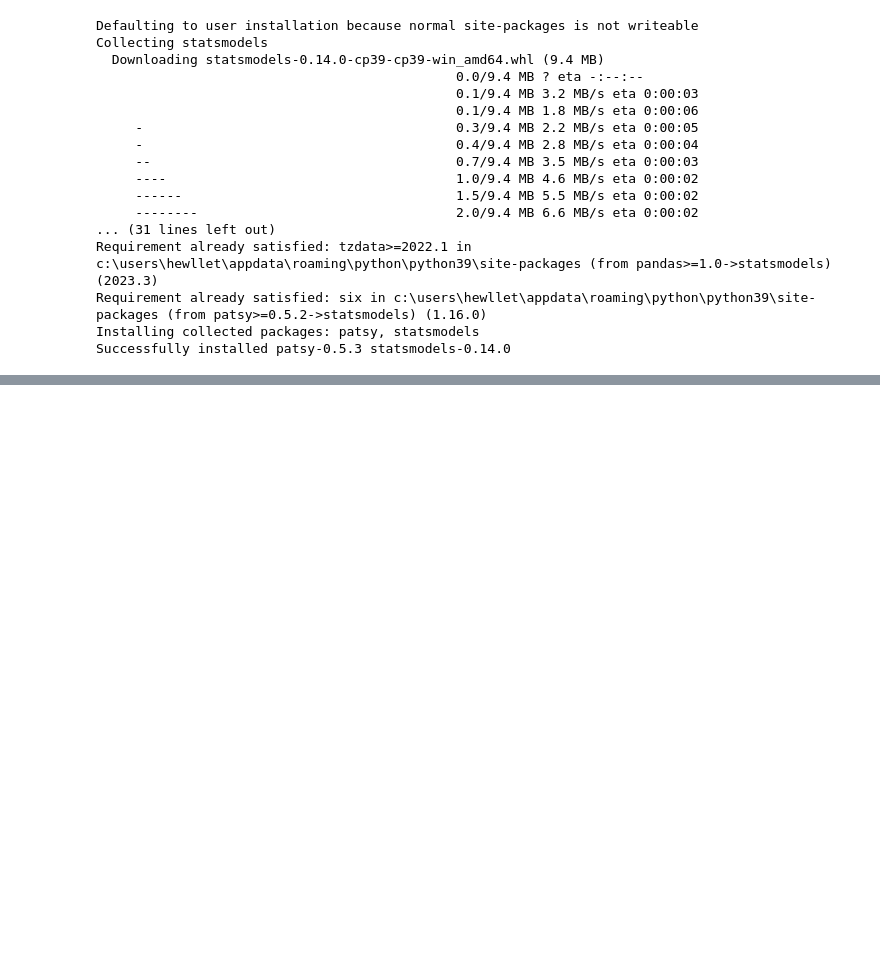
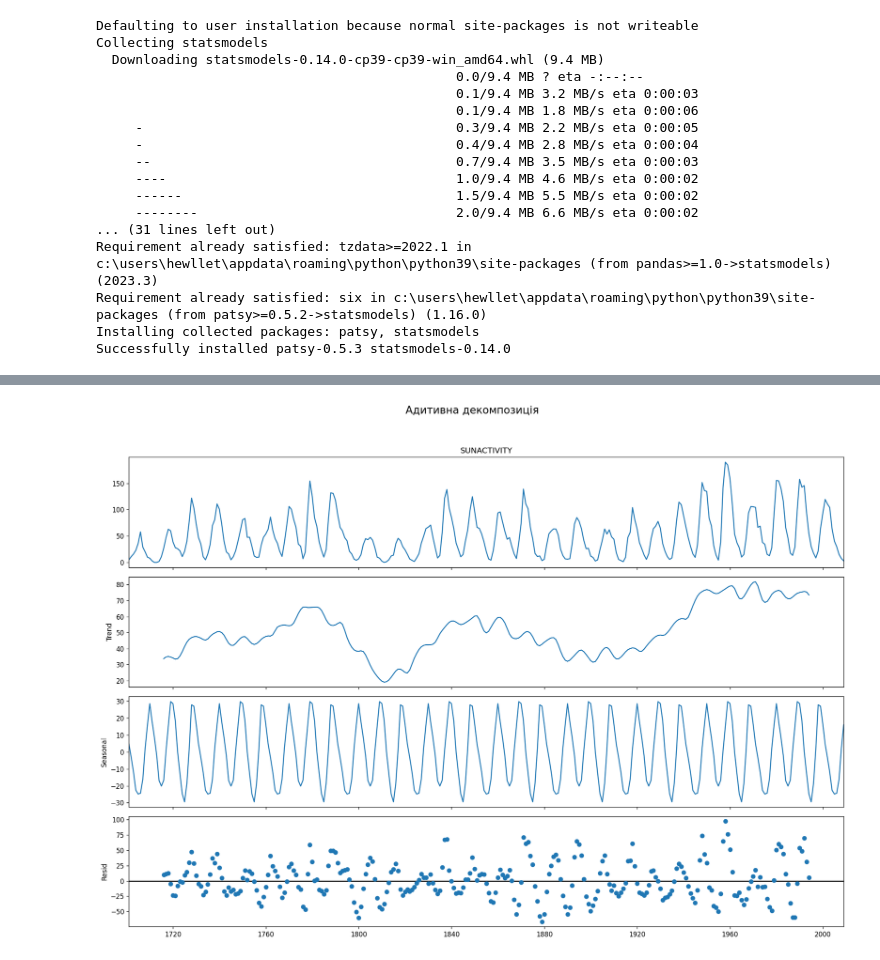
Before and after one commit to Lozol/StartUp_homework, a Jupyter notebook: HW 45.ipynb, the cells around one changed output, grey strips where cells are left out. Drawn from its saved outputs; the diff is of its cells as text; code cells hidden in the pictures; blank space fills up the shorter version.

```diff
--- a/HW 45.ipynb
+++ b/HW 45.ipynb
@@ -37,0 +70,13 @@ AttributeError: 'Dataset' object has no attribute 'head'
+# %%
+# Additive Decomposition
+additive_decomposition = seasonal_decompose(df['SUNACTIVITY'], model='additive', period=30)
+
+# Plot
+plt.rcParams.update({'figure.figsize': (16,12)})
+
+additive_decomposition.plot().suptitle('Адитивна декомпозиція', fontsize=16)
+plt.tight_layout(rect=[0, 0.03, 1, 0.95])
+
+plt.show()
+# %% [output]
+[figure, added]
```
Also changed, not shown: parts of 18 cells of this notebook.
